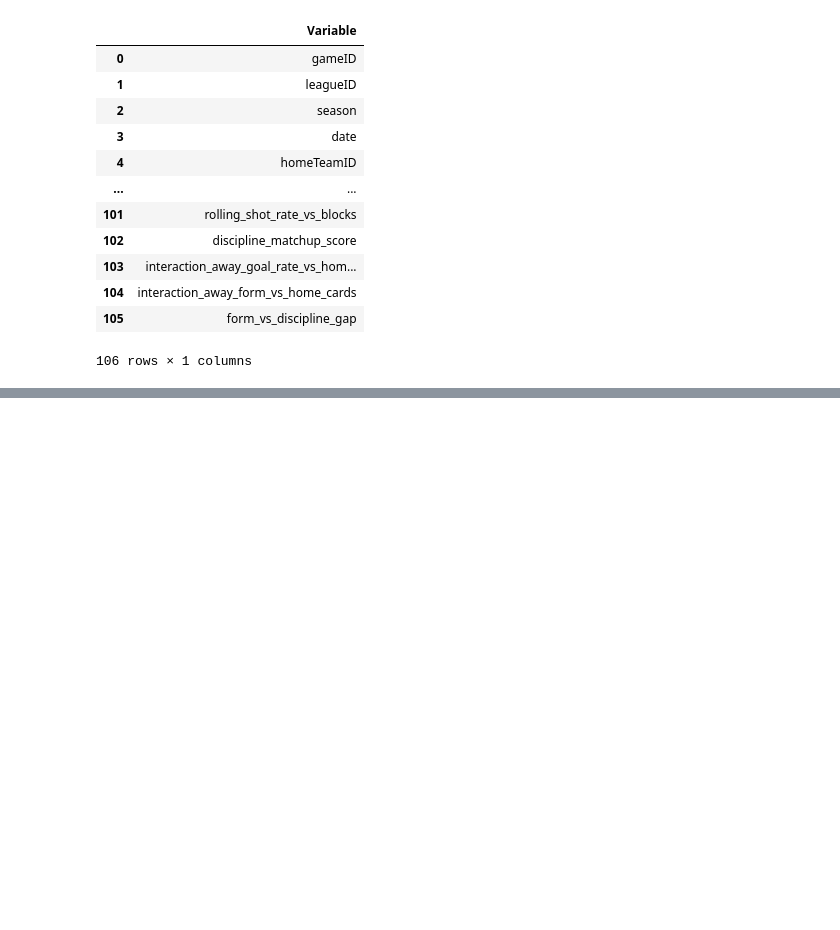
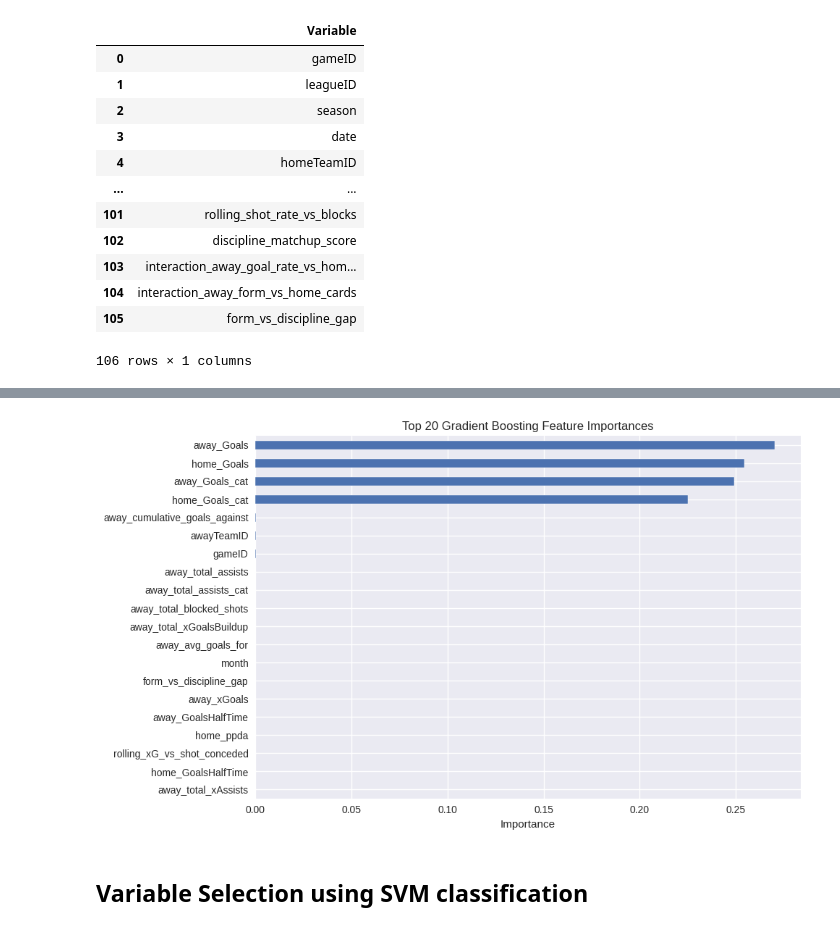
Before and after one commit to Rom5Leo/ML-Project-Football-DataBase, a Jupyter notebook: notebooks/Feature Selection - Football Database.ipynb, the cells around one changed output, grey strips where cells are left out. Drawn from its saved outputs; the diff is of its cells as text; code cells hidden in the pictures; blank space fills up the shorter version.

```diff
--- a/notebooks/Feature Selection - Football Database.ipynb
+++ b/notebooks/Feature Selection - Football Database.ipynb
@@ -93,0 +590,4 @@ ModuleNotFoundError: No module named 'pyMechkar'
+# %%
+gb = GradientBoostingClassifier(random_state=42)
+model = SelectFromModel(estimator=gb)
+model.fit(X_scaled, y_clean)
@@ -93,0 +596,4 @@ ModuleNotFoundError: No module named 'pyMechkar'
+# %%
+importances = pd.Series(model.estimator_.feature_importances_, index=X_model_input.columns)
+importances = importances[importances != 0].sort_values(ascending=False)
+importances.head(20)
@@ -93,0 +618,11 @@ ModuleNotFoundError: No module named 'pyMechkar'
+# %%
+importances.head(20).plot(kind='barh', figsize=(10, 6))
+plt.title("Top 20 Gradient Boosting Feature Importances")
+plt.xlabel("Importance")
+plt.gca().invert_yaxis()
+plt.tight_layout()
+plt.show()
+# %% [output]
+[figure, added]
+# %% [markdown]
+## Variable Selection using SVM classification
```
Also changed, not shown: parts of 94 cells of this notebook, 9 other files.
